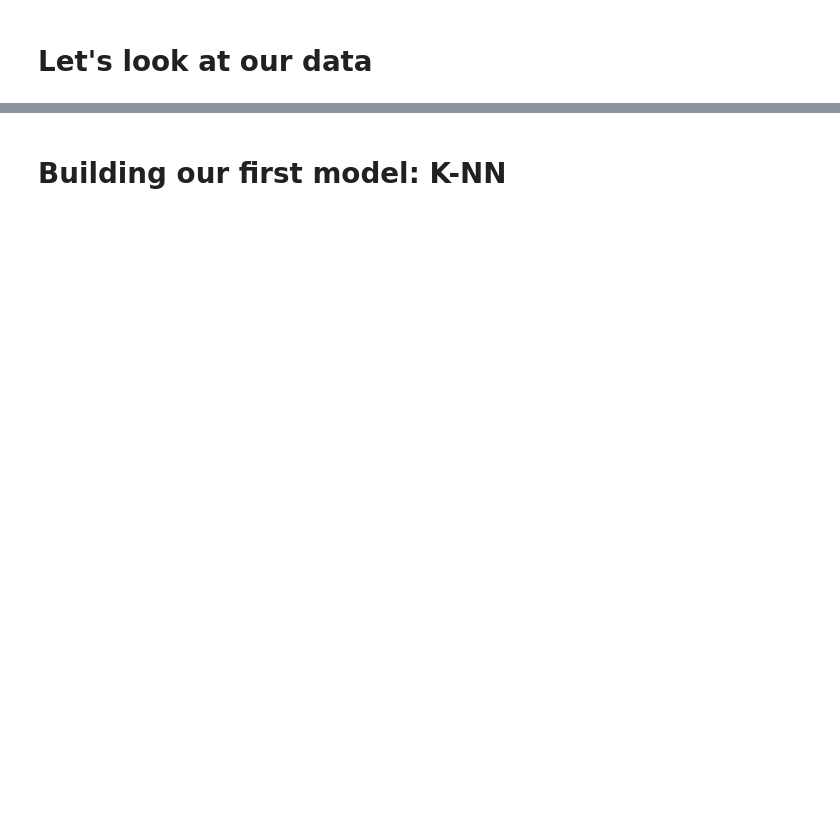
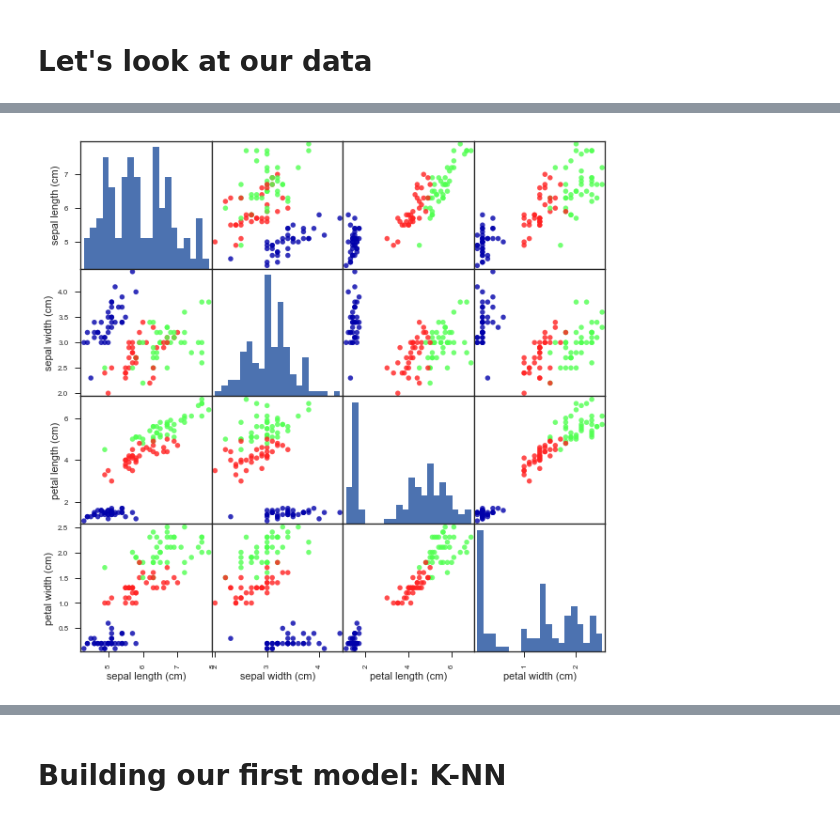
Before and after one commit to prasanth-ntu/prasanth-ntu.github.io, a Jupyter notebook: html/ML-Course/Intro-to-ML-with-Python/First-ML-model.ipynb, the cells around one changed output, grey strips where cells are left out. Cells and saved outputs as stored; diff of their text form; code cells hidden in the pictures; blank space fills up the shorter version.

```diff
--- a/html/ML-Course/Intro-to-ML-with-Python/First-ML-model.ipynb
+++ b/html/ML-Course/Intro-to-ML-with-Python/First-ML-model.ipynb
@@ -117,5 +148,5 @@ Features: [ 6.3  3.3  6.   2.5] , Target class: 2
 # %%
 from sklearn.model_selection import train_test_split
-X_train, X_test, y_train, y_test = train_test_split(iris_dataset['data'],
+X_train, X_test, Y_train, Y_test = train_test_split(iris_dataset['data'],
                                                     iris_dataset['target'],
                                                     random_state=0)
@@ -137,0 +182,17 @@ grr = pd.plotting.scatter_matrix(iris_dataframe, c=y_train, figsize=(15,15),
+# %%
+%matplotlib inline
+
+import pandas as pd
+import mglearn
+
+# create pandas datafrome from data in X_train
+# label the 4 columns using the iris_dataset.feature names
+iris_dataframe = pd.DataFrame(X_train, columns=iris_dataset.feature_names)
+
+# create a scatter matrix from dataframe
+# color the scatter using Y_train target label/class data
+grr = pd.plotting.scatter_matrix(iris_dataframe, c=Y_train, figsize=(10,10),
+                                 marker='o', hist_kwds={'bins':20}, s=30, alpha=.8,
+                                 cmap=mglearn.cm3)
+# %% [output]
+[figure, added]
```
Also changed, not shown: parts of 19 cells of this notebook, 2 other files.
